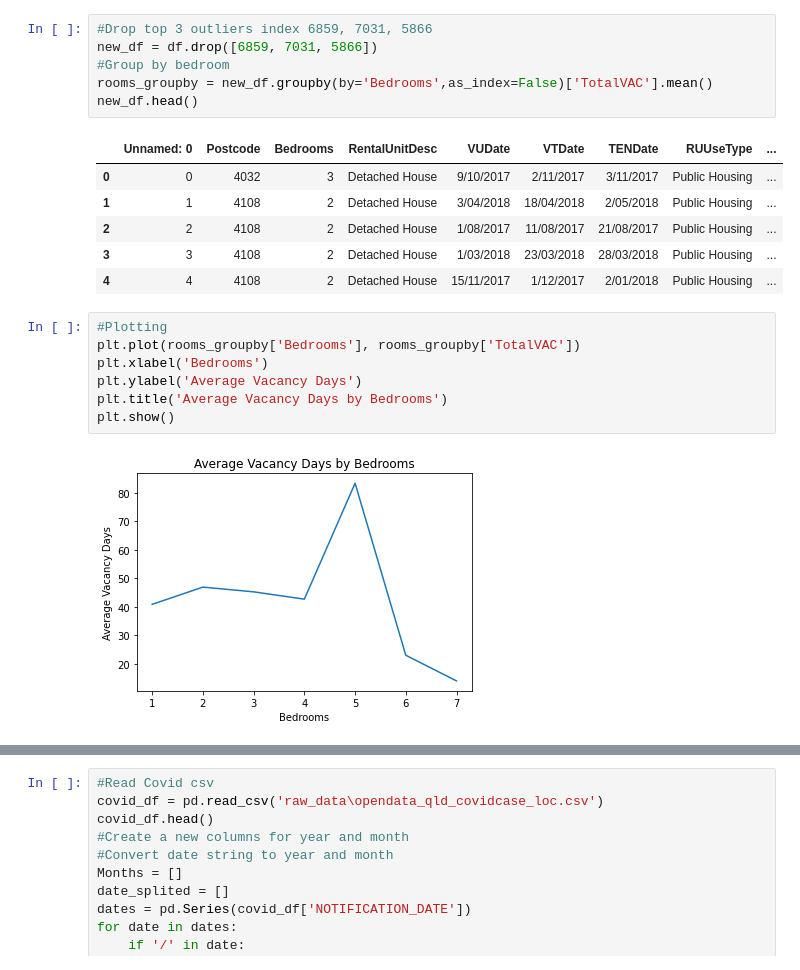
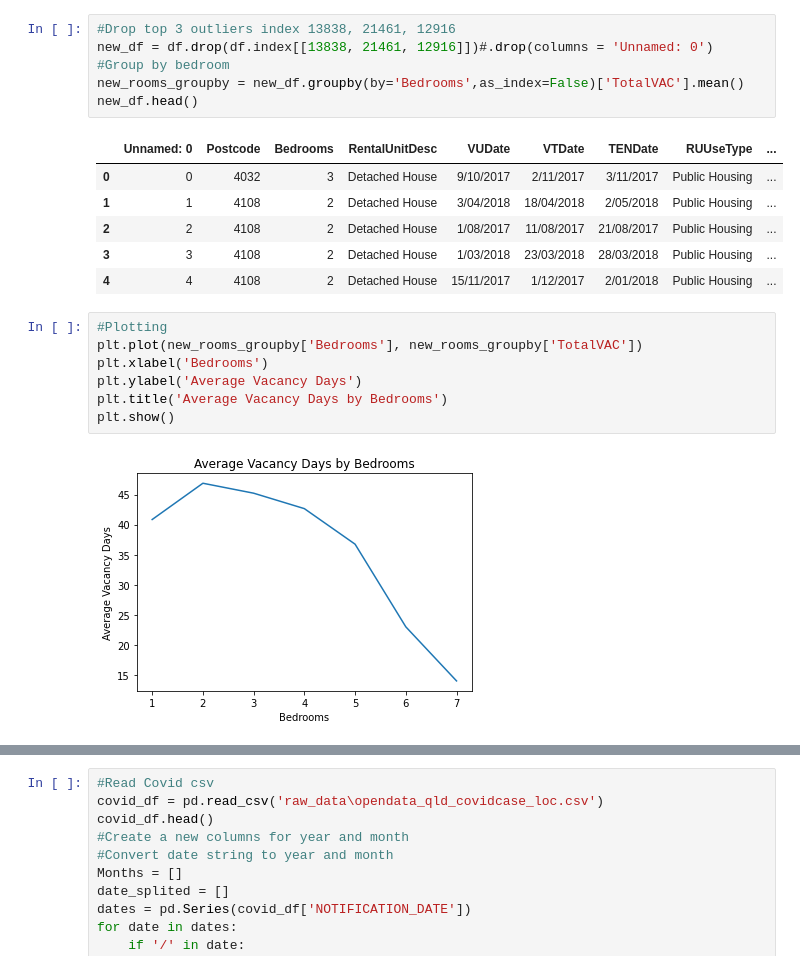
Before and after one commit to Anguyensfg/project-1, a Jupyter notebook: Analysis.ipynb, the cells around one changed output, grey strips where cells are left out. Drawn from its saved outputs; the diff is of its cells as text.

```diff
--- a/Analysis.ipynb
+++ b/Analysis.ipynb
@@ -197,10 +194,10 @@ plt.show()
 # %% [output]
 [figure]
 # %%
-#Drop top 3 outliers index 6859, 7031, 5866
-new_df = df.drop([6859, 7031, 5866])
+#Drop top 3 outliers index 13838, 21461, 12916
+new_df = df.drop(df.index[[13838, 21461, 12916]])#.drop(columns = 'Unnamed: 0')
 #Group by bedroom
-rooms_groupby = new_df.groupby(by='Bedrooms',as_index=False)['TotalVAC'].mean()
+new_rooms_groupby = new_df.groupby(by='Bedrooms',as_index=False)['TotalVAC'].mean()
 new_df.head()
 # %% [output]
 |  | Unnamed: 0 | Postcode | Bedrooms | RentalUnitDesc | VUDate | VTDate | TENDate | RUUseType | ... |
@@ -211,10 +208,10 @@ new_df.head()
 | 4 | 4 | 4108 | 2 | Detached House | 15/11/2017 | 1/12/2017 | 2/01/2018 | Public Housing | ... |
 # %%
 #Plotting
-plt.plot(rooms_groupby['Bedrooms'], rooms_groupby['TotalVAC'])
+plt.plot(new_rooms_groupby['Bedrooms'], new_rooms_groupby['TotalVAC'])
 plt.xlabel('Bedrooms')
 plt.ylabel('Average Vacancy Days')
 plt.title('Average Vacancy Days by Bedrooms')
 plt.show()
 # %% [output]
-[figure, old version]
+[figure, new version]
```
Also changed, not shown: parts of 3 cells of this notebook, 1 other file.
